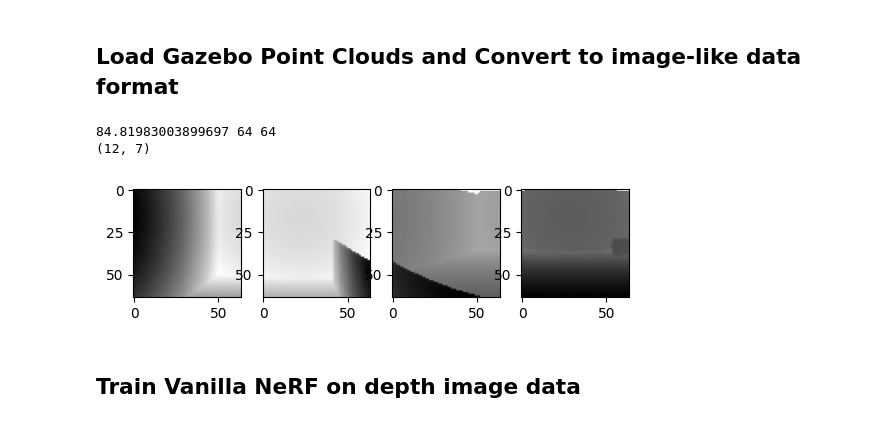
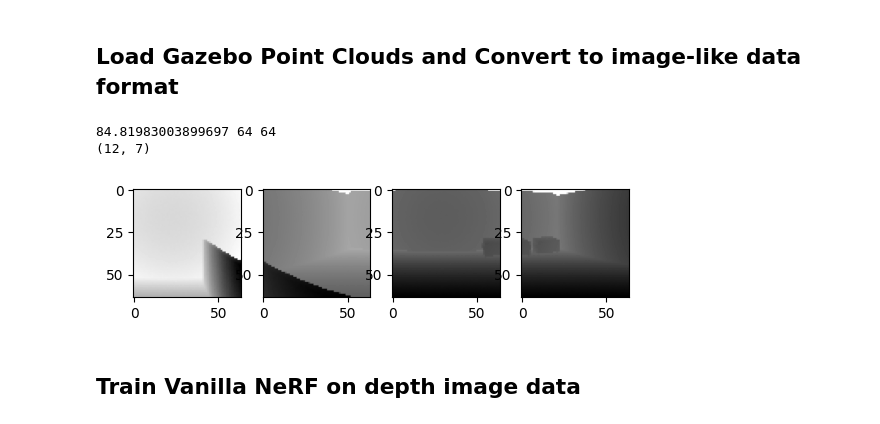
Before and after one commit to mcdermatt/ASAR, a Jupyter notebook: v3/nerf/ray_drop.ipynb, the cells around one changed output. Drawn from its saved outputs; the diff is of its cells as text; code cells hidden in the pictures.

```diff
--- a/v3/nerf/ray_drop.ipynb
+++ b/v3/nerf/ray_drop.ipynb
@@ -78,7 +78,7 @@ Autosaving every 180 seconds
 ## Load Gazebo Point Clouds and Convert to image-like data format
 # %%
 n_images =  10 #18 max for town, 11 max for old box, 16 for new box
-n_rots = 7 #7 #1 #number of side by side frames to add in
+n_rots = 8 #7 #1 #number of side by side frames to add in
 # n_rots = 260 #130 for 1/16th #60 for 1/8th (needs to be much bigger when we are splitting up range images vertically)
 
 #Get LiDAR Intrinsics
@@ -151,8 +151,7 @@ for i in range(n_images):
         rotm[:3,:3] = rotm[:3,:3] @ rotm_crop
 
         #also need to account for the fact that the LIDAR beam isn't actually centered at horizon
-        sensor_elevation_zero_rotm = R.from_euler('xyz', [(phimin+phimax)/2,0,0]).as_matrix() #was this
-#         sensor_elevation_zero_rotm = R.from_euler('xyz', [np.tan((phimin+phimax)/2),0,0]).as_matrix() #test
+        sensor_elevation_zero_rotm = R.from_euler('xyz', [(phimin+phimax)/2,0,0]).as_matrix() #correct
         rotm[:3,:3] = rotm[:3,:3] @ sensor_elevation_zero_rotm
 
         #flip x and z axis
@@ -170,34 +169,34 @@ for i in range(n_images):
 
 # #         scale translations
 #         rotm[:3,-1] *= 0.1
 #         #scale ranges measurements?
 #         images[j+(i*n_rots),:,:,0] *= 0.1
 
         poses[j+(i*n_rots)] = rotm
 
 fig, ax = p.subplots(1,4)
 ax[0].imshow(images[-4,:,:,0], cmap = "gray", norm='log')
 ax[1].imshow(images[-3,:,:,0], cmap = "gray", norm='log')
 ax[2].imshow(images[-2,:,:,0], cmap = "gray", norm='log')
 ax[3].imshow(images[-1,:,:,0], cmap = "gray", norm='log')
 images = images.astype(np.float32)
 poses = poses.astype(np.float32)
 
 # test on one only
 testimg, testpose = images[(n_images*n_rots)-1], poses[(n_images*n_rots)-1]
 images = images[:((n_images*n_rots)-1),...,:3]
 poses = poses[:((n_images*n_rots)-1)]
 
 # #90/10 split
 # cutoff = (n_images*9)//10
 # print(cutoff)
 # testimg, testpose = images[cutoff:], poses[cutoff:]
 # images = images[:cutoff,...,:3]
 # poses = poses[:cutoff]
 # %% [output]
 84.81983003899697 64 64
 (12, 7)
-[figure, old version]
+[figure, new version]
 # %% [markdown]
 ##  Train Vanilla NeRF on depth image data
 # %%
```
Also changed, not shown: parts of 5 cells of this notebook.
